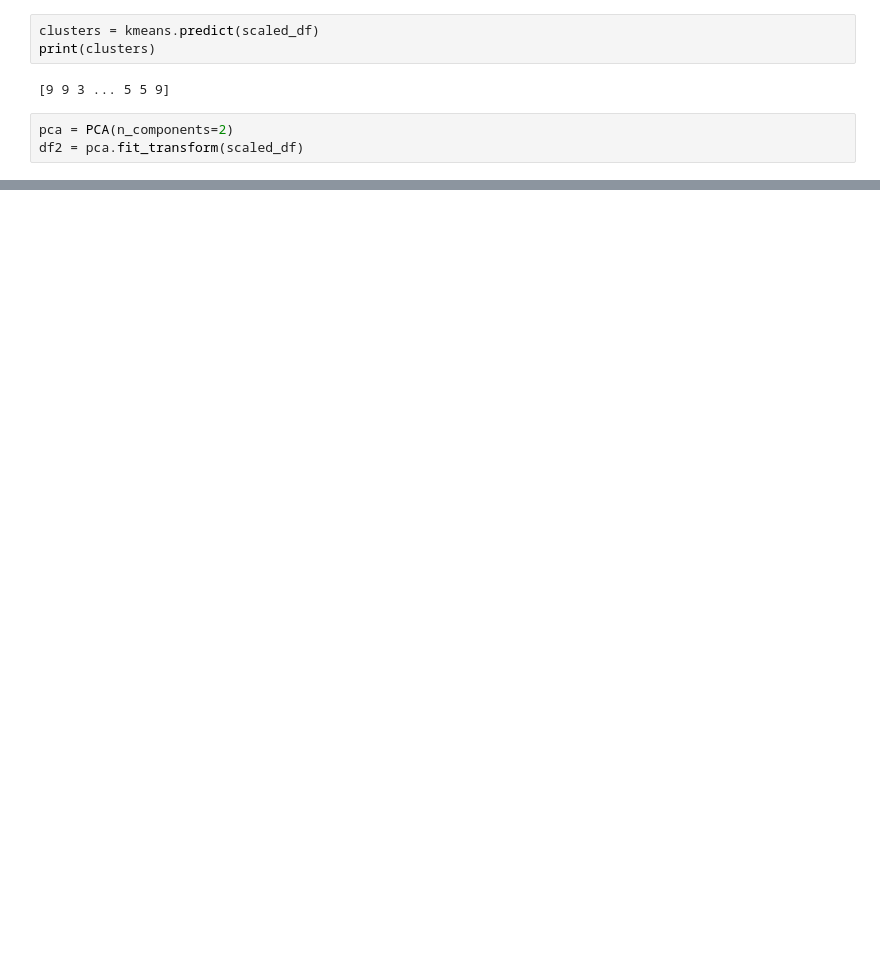
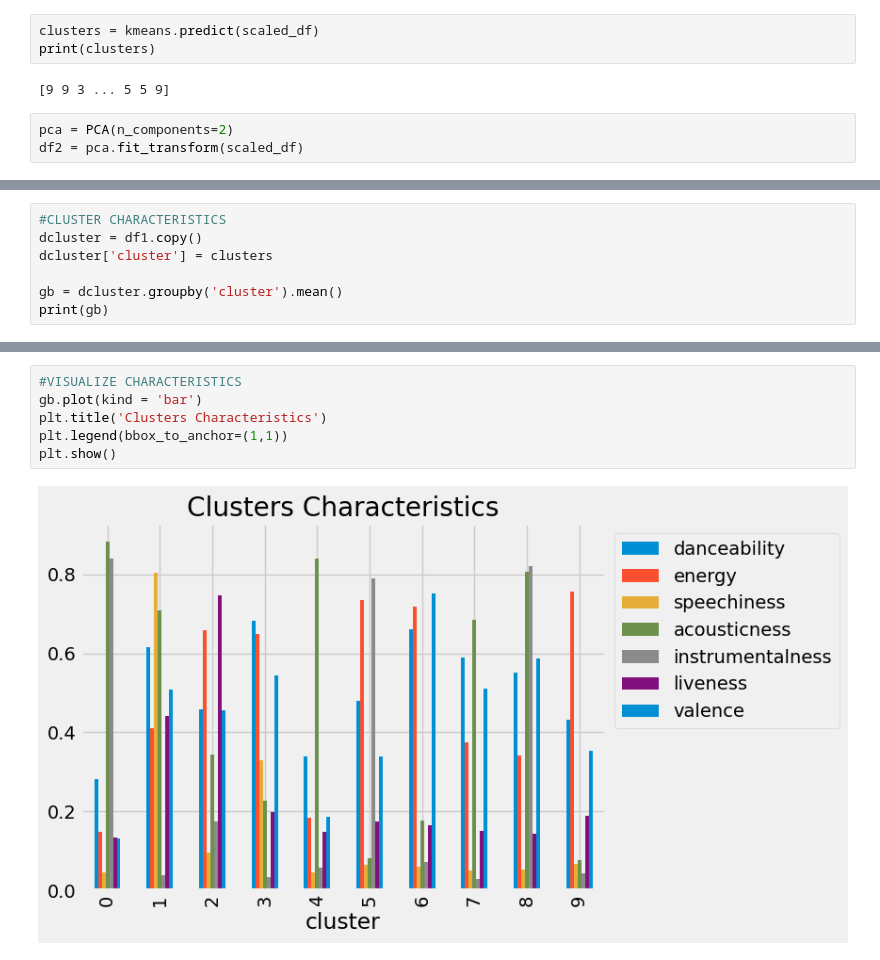
Before and after one commit to iamgalenc/K-Means-Spotifty-Clustering, a Jupyter notebook: K-Means Spotify Clustering.ipynb, the cells around one changed output, grey strips where cells are left out. Cells and saved outputs as stored; diff of their text form; blank space fills up the shorter version.

```diff
--- a/K-Means Spotify Clustering.ipynb
+++ b/K-Means Spotify Clustering.ipynb
@@ -129,0 +131,7 @@ plt.show()
+# %%
+#CLUSTER CHARACTERISTICS
+dcluster = df1.copy()
+dcluster['cluster'] = clusters
+
+gb = dcluster.groupby('cluster').mean()
+print(gb)
@@ -129,0 +156,8 @@ plt.show()
+# %%
+#VISUALIZE CHARACTERISTICS
+gb.plot(kind = 'bar')
+plt.title('Clusters Characteristics')
+plt.legend(bbox_to_anchor=(1,1))
+plt.show()
+# %% [output]
+[figure, added]
```
Also changed, not shown: parts of 12 cells of this notebook.
